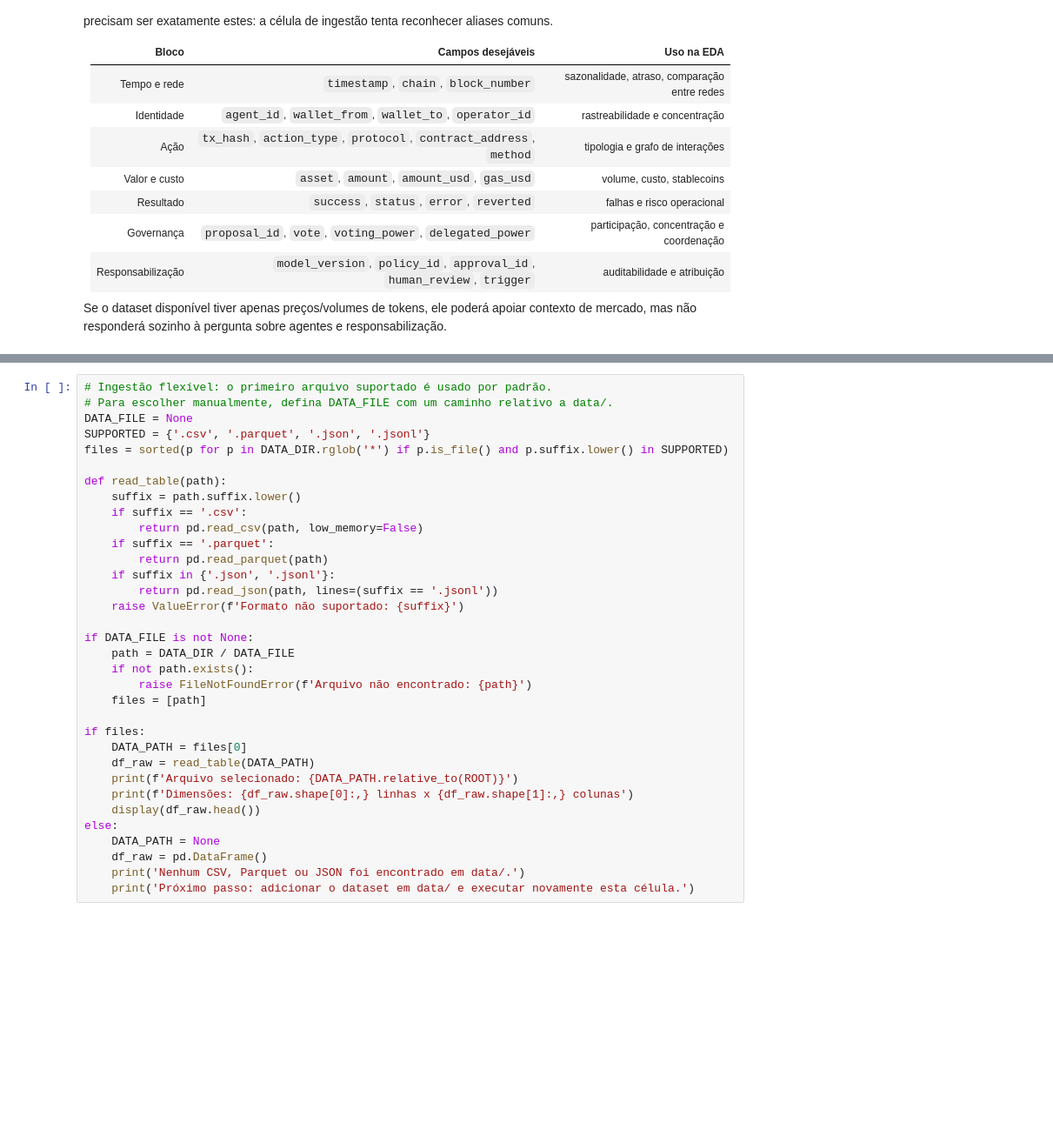
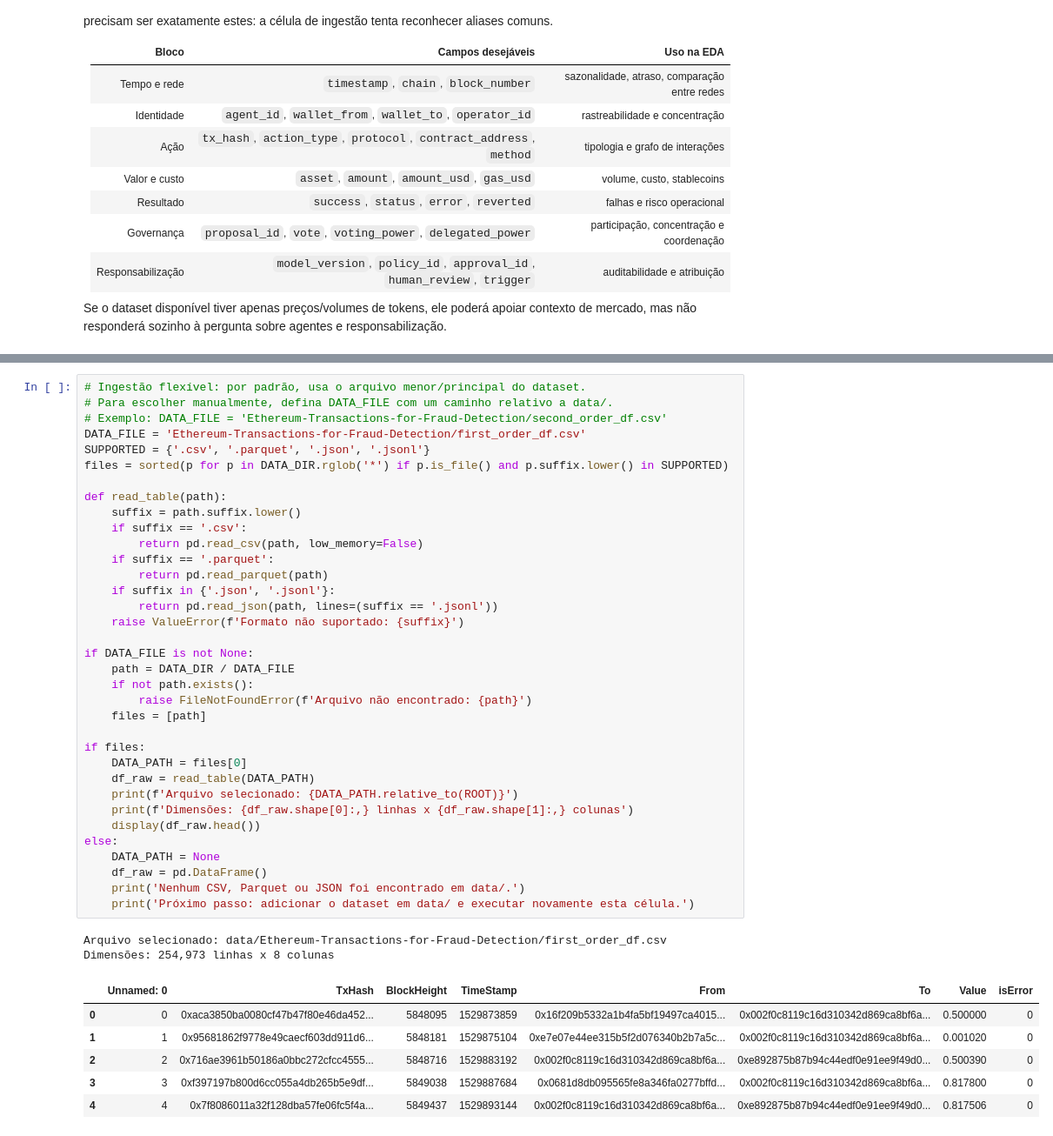
Before and after one commit to gustavofelicidade/moedas-digitais-g6, a Jupyter notebook: notebooks/eda-gustavo.ipynb, the cells around one changed output, grey strips where cells are left out. Shown at 87% size. Saved outputs shown, nothing was run; the diff lists cells and outputs as text; blank space fills up the shorter version.

```diff
--- a/notebooks/eda-gustavo.ipynb
+++ b/notebooks/eda-gustavo.ipynb
@@ -63,37 +104,47 @@ print(f'Diretório de dados: {DATA_DIR}')
 # %%
-# Ingestão flexível: o primeiro arquivo suportado é usado por padrão.
+# Ingestão flexível: por padrão, usa o arquivo menor/principal do dataset.
 # Para escolher manualmente, defina DATA_FILE com um caminho relativo a data/.
-DATA_FILE = None
+# Exemplo: DATA_FILE = 'Ethereum-Transactions-for-Fraud-Detection/second_order_df.csv'
+DATA_FILE = 'Ethereum-Transactions-for-Fraud-Detection/first_order_df.csv'
 SUPPORTED = {'.csv', '.parquet', '.json', '.jsonl'}
 files = sorted(p for p in DATA_DIR.rglob('*') if p.is_file() and p.suffix.lower() in SUPPORTED)
 
 def read_table(path):
     suffix = path.suffix.lower()
     if suffix == '.csv':
         return pd.read_csv(path, low_memory=False)
     if suffix == '.parquet':
         return pd.read_parquet(path)
     if suffix in {'.json', '.jsonl'}:
         return pd.read_json(path, lines=(suffix == '.jsonl'))
     raise ValueError(f'Formato não suportado: {suffix}')
 
 if DATA_FILE is not None:
     path = DATA_DIR / DATA_FILE
     if not path.exists():
         raise FileNotFoundError(f'Arquivo não encontrado: {path}')
     files = [path]
 
 if files:
     DATA_PATH = files[0]
     df_raw = read_table(DATA_PATH)
     print(f'Arquivo selecionado: {DATA_PATH.relative_to(ROOT)}')
     print(f'Dimensões: {df_raw.shape[0]:,} linhas x {df_raw.shape[1]:,} colunas')
     display(df_raw.head())
 else:
     DATA_PATH = None
     df_raw = pd.DataFrame()
     print('Nenhum CSV, Parquet ou JSON foi encontrado em data/.')
     print('Próximo passo: adicionar o dataset em data/ e executar novamente esta célula.')
+# %% [output]
+Arquivo selecionado: data/Ethereum-Transactions-for-Fraud-Detection/first_order_df.csv
+Dimensões: 254,973 linhas x 8 colunas
+|  | Unnamed: 0 | TxHash | BlockHeight | TimeStamp | From | To | Value | isError |
+| 0 | 0 | 0xaca3850ba0080cf47b47f80e46da452... | 5848095 | 1529873859 | 0x16f209b5332a1b4fa5bf19497ca4015... | 0x002f0c8119c16d310342d869ca8bf6a... | 0.500000 | 0 |
+| 1 | 1 | 0x95681862f9778e49caecf603dd911d6... | 5848181 | 1529875104 | 0xe7e07e44ee315b5f2d076340b2b7a5c... | 0x002f0c8119c16d310342d869ca8bf6a... | 0.001020 | 0 |
+| 2 | 2 | 0x716ae3961b50186a0bbc272cfcc4555... | 5848716 | 1529883192 | 0x002f0c8119c16d310342d869ca8bf6a... | 0xe892875b87b94c44edf0e91ee9f49d0... | 0.500390 | 0 |
+| 3 | 3 | 0xf397197b800d6cc055a4db265b5e9df... | 5849038 | 1529887684 | 0x0681d8db095565fe8a346fa0277bffd... | 0x002f0c8119c16d310342d869ca8bf6a... | 0.817800 | 0 |
+| 4 | 4 | 0x7f8086011a32f128dba57fe06fc5f4a... | 5849437 | 1529893144 | 0x002f0c8119c16d310342d869ca8bf6a... | 0xe892875b87b94c44edf0e91ee9f49d0... | 0.817506 | 0 |
 # %%
 # Padronização de nomes e reconhecimento de aliases.
 def clean_name(name):
```
Also changed, not shown: parts of 8 cells of this notebook, 5 other files.
